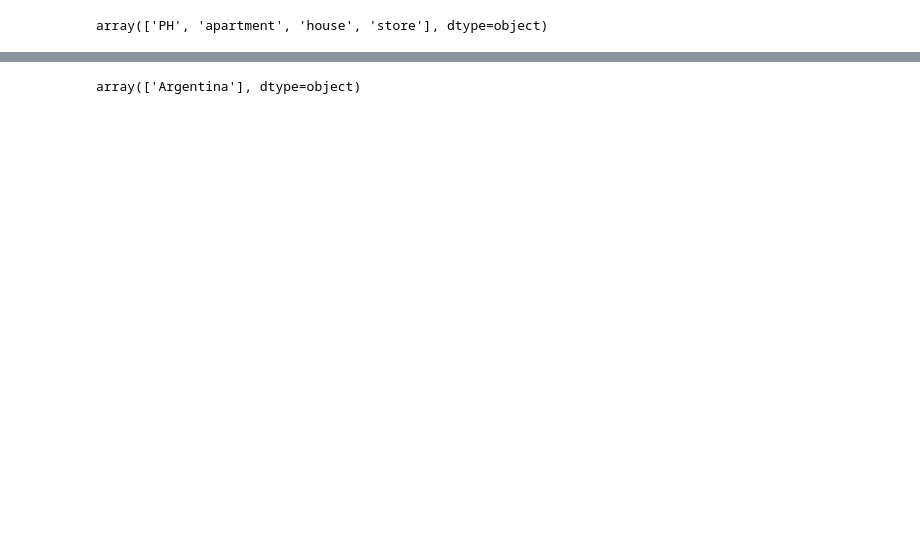
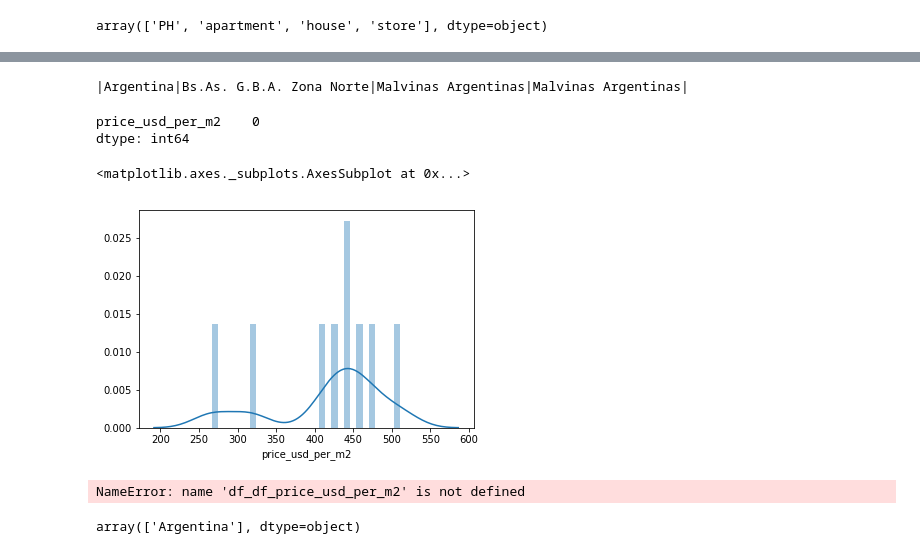
Before and after one commit to ezecarrascosa/DH-DataScience, a Jupyter notebook: Tests properatti (1).ipynb, the cells around one changed output, grey strips where cells are left out. Drawn from its saved outputs; the diff is of its cells as text; code cells hidden in the pictures; blank space fills up the shorter version.

```diff
--- a/Tests properatti (1).ipynb
+++ b/Tests properatti (1).ipynb
@@ -72,0 +159,7 @@ array(['Mataderos', 'La Plata', 'Liniers', 'Centro', 'Gualeguaychú',
+# %%
+#Creo un diccionario por comprensiòn para usar en la agregacion de las variables numericas
+lista_cols = ['price', 'price_aprox_local_currency']
+funciones_agregacion = ['min', 'max',np.mean, statics]
+condiciones_agregacion = {col: funciones_agregacion for col in lista_cols}
+# %%
+df_stats_geo = df_properatti.groupby('place_with_parent_names',as_index=False).agg(condiciones_agregacion)
@@ -72,0 +176,7 @@ array(['Mataderos', 'La Plata', 'Liniers', 'Centro', 'Gualeguaychú',
+# %%
+#Todas las geografias que tienen una ditribucion normal sns.distplot(
+df_stats_geo[df_stats_geo['price']['statics'] == True].nunique()
+barrio = df_stats_geo[df_stats_geo['price']['statics'] == True].iloc[3][0]
+print(barrio)
+# %% [output]
+|Argentina|Bs.As. G.B.A. Zona Norte|Malvinas Argentinas|Malvinas Argentinas|
@@ -73,3 +188,21 @@ array(['Mataderos', 'La Plata', 'Liniers', 'Centro', 'Gualeguaychú',
+# %%
+df_price_usd_per_m2 = df_properatti[df_properatti['price_usd_per_m2'].isnull()==False]
+
+#Verifico que no haya nulos en la columna que quiero analizar
+df_price_usd_per_m2[['price_usd_per_m2']].isnull().sum()
+# %% [output]
+price_usd_per_m2    0
+dtype: int64
+# %%
+#Este grafico muestra la distribucion de los m2 de las propiedades de Mataderos
+sns.distplot(df_price_usd_per_m2[df_price_usd_per_m2['place_with_parent_names'] == barrio]['price_usd_per_m2'], bins = 30)
+# %% [output]
+<matplotlib.axes._subplots.AxesSubplot at 0x...>
+[figure, added]
+# %%
+sns.distplot(df_df_price_usd_per_m2[df_df_price_usd_per_m2['place_name'] == 'Mataderos']['price_usd_per_m2'])
+# %% [output]
+NameError: name 'df_df_price_usd_per_m2' is not defined
 # %%
 df_properatti['country_name'].unique()
 # %% [output]
```
Also changed, not shown: parts of 57 cells of this notebook.
